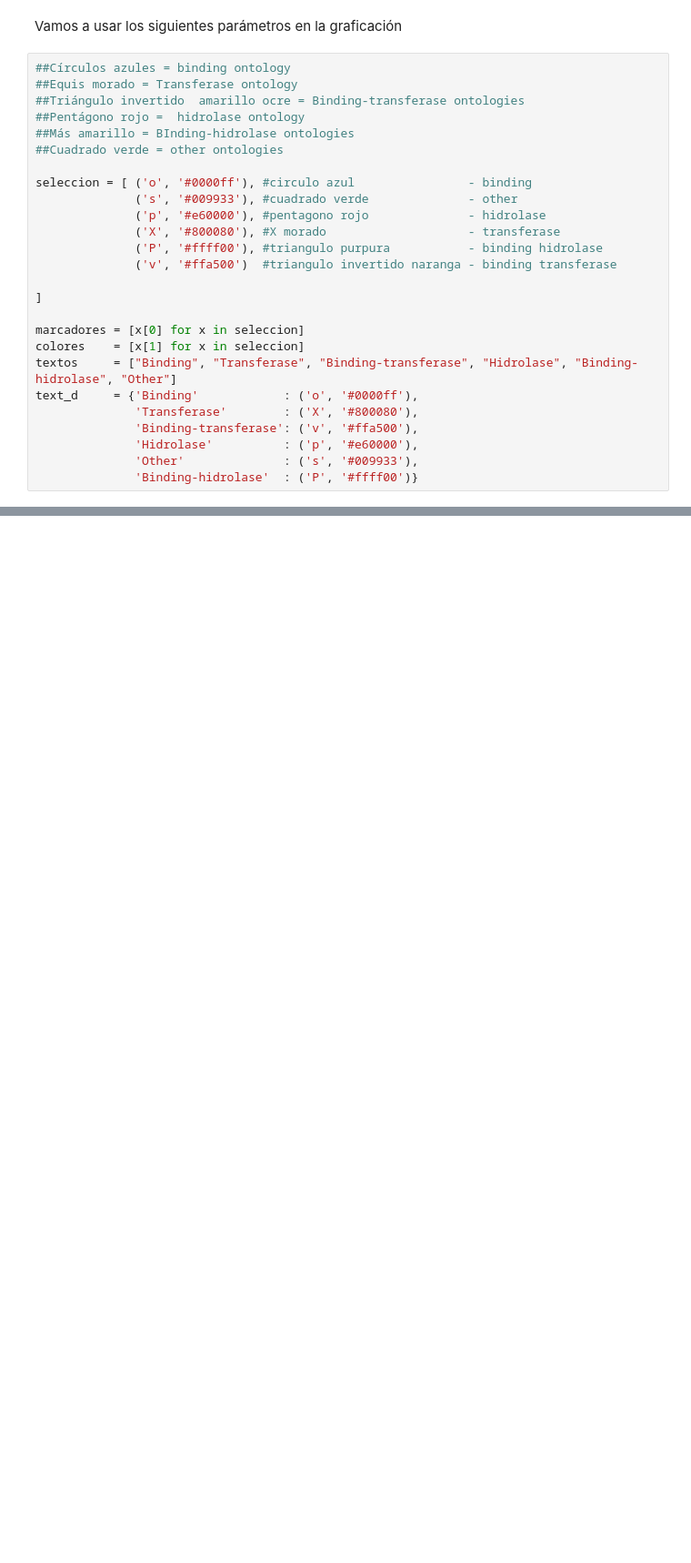
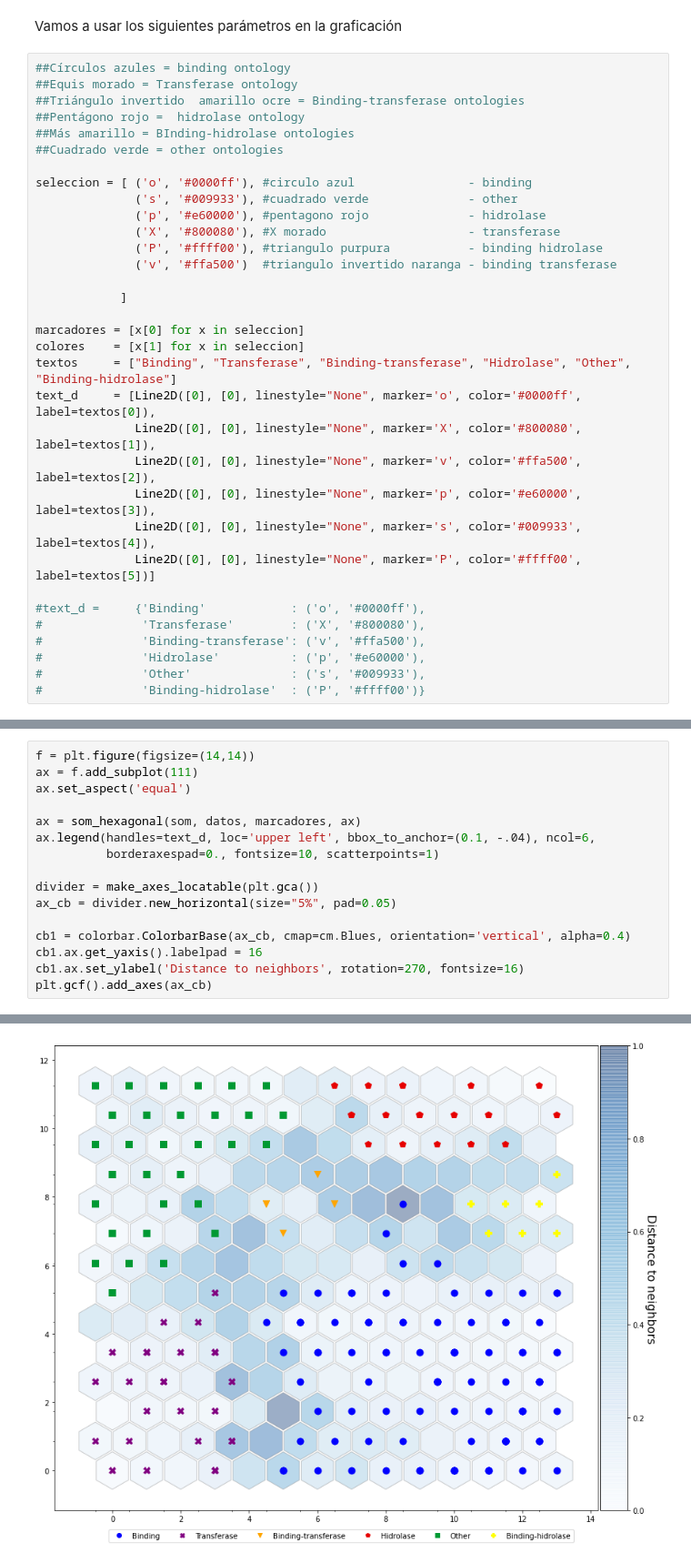
Before and after one commit to sergiohzlz/som_ontologias, a Jupyter notebook: som_modelo.ipynb, the cells around one changed output, grey strips where cells are left out. Shown at 91% size. Cells and saved outputs as stored; diff of their text form; blank space fills up the shorter version.

```diff
--- a/som_modelo.ipynb
+++ b/som_modelo.ipynb
@@ -275,14 +291,21 @@ seleccion = [ ('o', '#0000ff'), #circulo azul                - binding
               ('P', '#ffff00'), #triangulo purpura           - binding hidrolase
               ('v', '#ffa500')  #triangulo invertido naranga - binding transferase
 
-]
+            ]
 
 marcadores = [x[0] for x in seleccion]
 colores    = [x[1] for x in seleccion]
-textos     = ["Binding", "Transferase", "Binding-transferase", "Hidrolase", "Binding-hidrolase", "Other"]
-text_d     = {'Binding'            : ('o', '#0000ff'),
-              'Transferase'        : ('X', '#800080'),
-              'Binding-transferase': ('v', '#ffa500'),
-              'Hidrolase'          : ('p', '#e60000'),
-              'Other'              : ('s', '#009933'),
-              'Binding-hidrolase'  : ('P', '#ffff00')}
+textos     = ["Binding", "Transferase", "Binding-transferase", "Hidrolase", "Other", "Binding-hidrolase"]
+text_d     = [Line2D([0], [0], linestyle="None", marker='o', color='#0000ff', label=textos[0]),
+              Line2D([0], [0], linestyle="None", marker='X', color='#800080', label=textos[1]),
+              Line2D([0], [0], linestyle="None", marker='v', color='#ffa500', label=textos[2]),
+              Line2D([0], [0], linestyle="None", marker='p', color='#e60000', label=textos[3]),
+              Line2D([0], [0], linestyle="None", marker='s', color='#009933', label=textos[4]),
+              Line2D([0], [0], linestyle="None", marker='P', color='#ffff00', label=textos[5])]
+
+#text_d =     {'Binding'            : ('o', '#0000ff'),
+#              'Transferase'        : ('X', '#800080'),
+#              'Binding-transferase': ('v', '#ffa500'),
+#              'Hidrolase'          : ('p', '#e60000'),
+#              'Other'              : ('s', '#009933'),
+#              'Binding-hidrolase'  : ('P', '#ffff00')}
@@ -338,0 +312,17 @@ plt.gcf().add_axes(ax_cb)
+# %%
+f = plt.figure(figsize=(14,14))
+ax = f.add_subplot(111)
+ax.set_aspect('equal')
+
+ax = som_hexagonal(som, datos, marcadores, ax)
+ax.legend(handles=text_d, loc='upper left', bbox_to_anchor=(0.1, -.04), ncol=6,
+          borderaxespad=0., fontsize=10, scatterpoints=1)
+
+divider = make_axes_locatable(plt.gca())
+ax_cb = divider.new_horizontal(size="5%", pad=0.05)
+
+cb1 = colorbar.ColorbarBase(ax_cb, cmap=cm.Blues, orientation='vertical', alpha=0.4)
+cb1.ax.get_yaxis().labelpad = 16
+cb1.ax.set_ylabel('Distance to neighbors', rotation=270, fontsize=16)
+plt.gcf().add_axes(ax_cb)
+# %% [output]
@@ -338,0 +330 @@ plt.gcf().add_axes(ax_cb)
+[figure, added]
```
Also changed, not shown: parts of 10 cells of this notebook, 2 other files.
